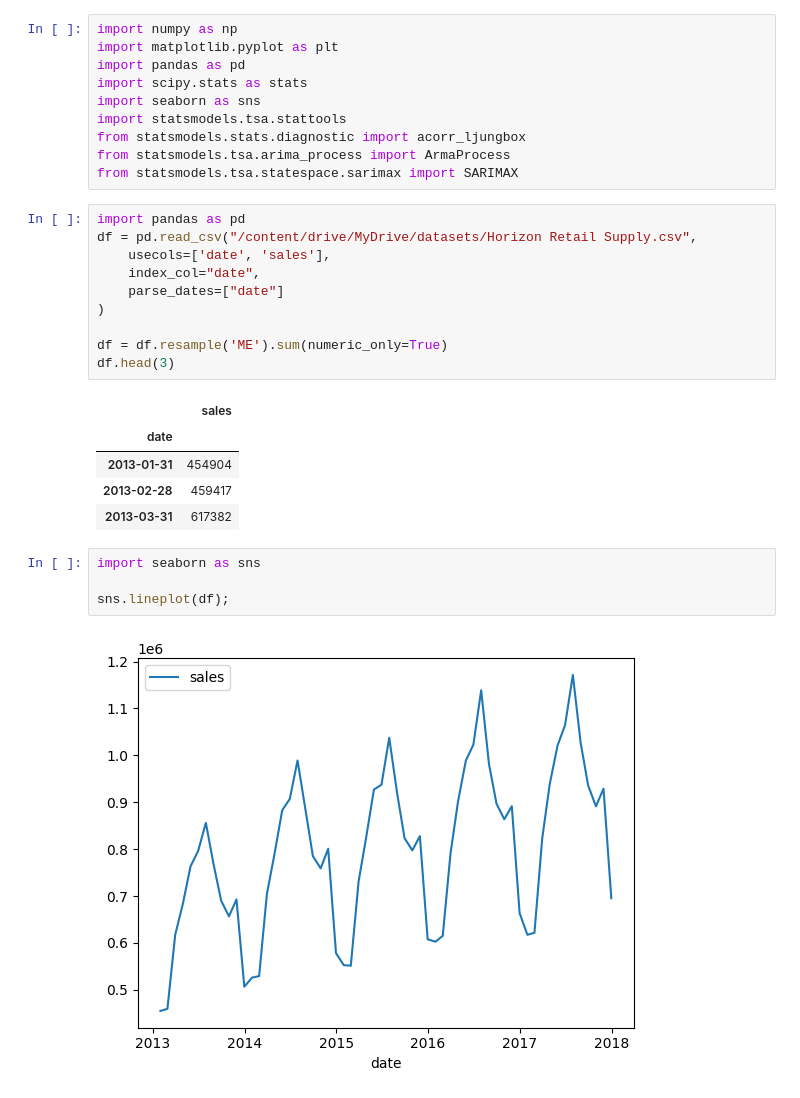
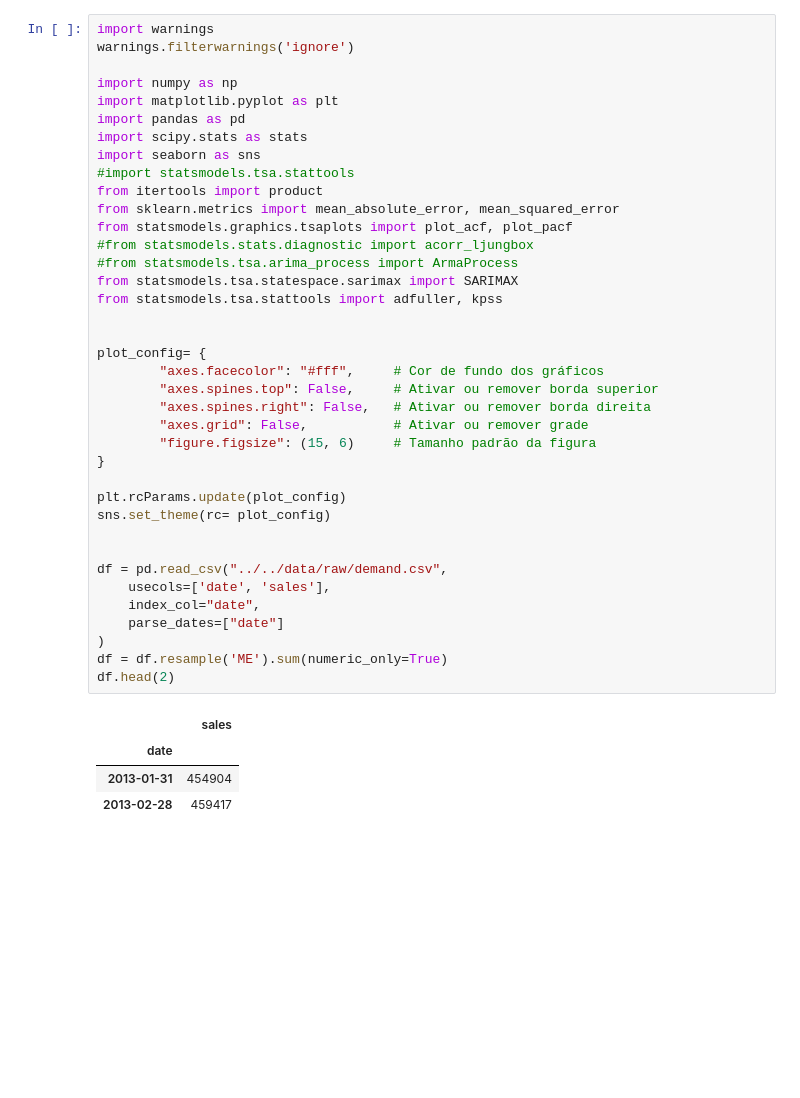
Before and after one commit to redsonlopez/forecast_demand, a Jupyter notebook: notebooks/experiments/model_v1_sarima.ipynb, the cells around one changed output. Cells and saved outputs as stored; diff of their text form; blank space fills up the shorter version.

```diff
--- a/notebooks/experiments/model_v1_sarima.ipynb
+++ b/notebooks/experiments/model_v1_sarima.ipynb
@@ -15,32 +16,43 @@ df.head()
 # %%
+import warnings
+warnings.filterwarnings('ignore')
+
 import numpy as np
 import matplotlib.pyplot as plt
 import pandas as pd
 import scipy.stats as stats
 import seaborn as sns
-import statsmodels.tsa.stattools
-from statsmodels.stats.diagnostic import acorr_ljungbox
-from statsmodels.tsa.arima_process import ArmaProcess
+#import statsmodels.tsa.stattools
+from itertools import product
+from sklearn.metrics import mean_absolute_error, mean_squared_error
+from statsmodels.graphics.tsaplots import plot_acf, plot_pacf
+#from statsmodels.stats.diagnostic import acorr_ljungbox
+#from statsmodels.tsa.arima_process import ArmaProcess
 from statsmodels.tsa.statespace.sarimax import SARIMAX
+from statsmodels.tsa.stattools import adfuller, kpss
+
+
+plot_config= {
+        "axes.facecolor": "#fff",     # Cor de fundo dos gráficos
+        "axes.spines.top": False,     # Ativar ou remover borda superior
+        "axes.spines.right": False,   # Ativar ou remover borda direita
+        "axes.grid": False,           # Ativar ou remover grade
+        "figure.figsize": (15, 6)     # Tamanho padrão da figura
+}
+
+plt.rcParams.update(plot_config)
+sns.set_theme(rc= plot_config)
+
+
+df = pd.read_csv("../../data/raw/demand.csv",
+    usecols=['date', 'sales'],
+    index_col="date",
+    parse_dates=["date"]
+)
+df = df.resample('ME').sum(numeric_only=True)
+df.head(2)
+# %% [output]
+|  | sales |
+| date |  |
+| 2013-01-31 | 454904 |
+| 2013-02-28 | 459417 |
-# %%
-import pandas as pd
-df = pd.read_csv("/content/drive/MyDrive/datasets/Horizon Retail Supply.csv",
-    usecols=['date', 'sales'],
-    index_col="date",
-    parse_dates=["date"]
-)
-
-df = df.resample('ME').sum(numeric_only=True)
-df.head(3)
-# %% [output]
-|  | sales |
-| date |  |
-| 2013-01-31 | 454904 |
-| 2013-02-28 | 459417 |
-| 2013-03-31 | 617382 |
-# %%
-import seaborn as sns
-
-sns.lineplot(df);
-# %% [output]
-[figure, removed]
```
Also changed, not shown: parts of 25 cells of this notebook, 3 other files.
